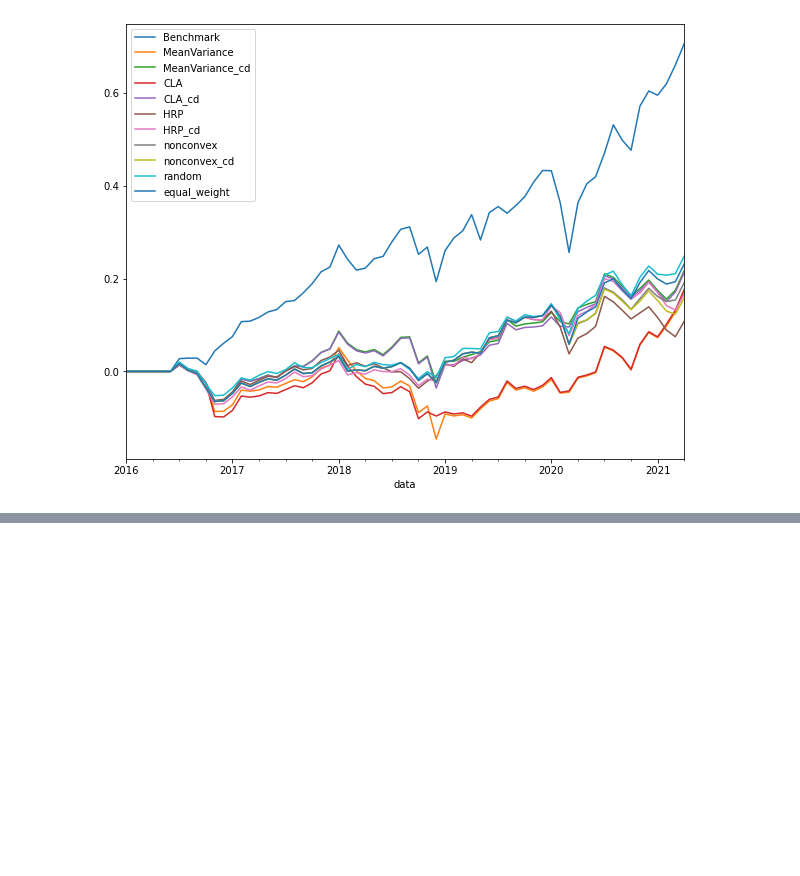
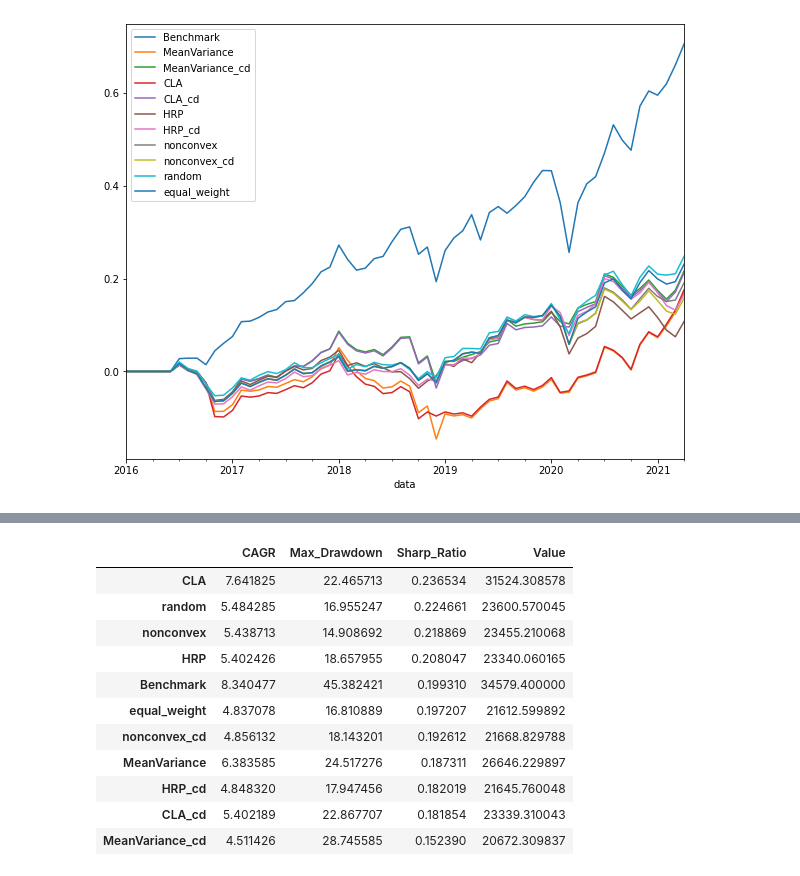
Before and after one commit to CloseToAlgoTrading/CodeFromVideo, a Jupyter notebook: Episode_20_Battle_Of_Optimization_Methods/test_classic_model.ipynb, the cells around one changed output, grey strips where cells are left out. Drawn from its saved outputs; the diff is of its cells as text; code cells hidden in the pictures; blank space fills up the shorter version.

```diff
--- a/Episode_20_Battle_Of_Optimization_Methods/test_classic_model.ipynb
+++ b/Episode_20_Battle_Of_Optimization_Methods/test_classic_model.ipynb
@@ -994,0 +1014,42 @@ df.to_csv('models_drawdown_2016_2021_etf.csv')
+# %%
+config_cerebro = {
+    'assets':['SPY', 'TLT'],#, 'GLD', 'RWO'],
+    'benchmark':'SPY',
+    'startd': datetime(2007, 1, 1),
+    'endd'  : datetime(2021, 12, 31),
+    'set_coc' : True,
+    'set_coo' : False,
+    'cash': 11000.0,
+    'stocks_df':None,
+    'benchmark_df':None
+}
+
+params = {
+    'DataCounter': 125,
+    'RebalanceDay': 22,
+    'reserveCash': 1000.0,
+    'printlog': 0,
+    'benchmarkUse': True,
+    'resetModel':False,
+    'resetModelStep':4,
+    'model':Model(),
+    'model_params':{
+        'model_n':'CLA',
+        'collectData':False,
+        'isEmsRet':True,
+        'isExpCov':True,
+        'isCleanWeight':False,
+        'upd_period': 22}
+}
+d_res = {}
+d_stat = {}
+config_cerebro['stocks_df'] = pdr.DataReader(config_cerebro['assets'],
+                start=config_cerebro['startd'],
+                end=config_cerebro['endd'],
+                data_source='yahoo')
+config_cerebro['benchmark_df'] = pdr.DataReader(config_cerebro['benchmark'],
+                start=config_cerebro['startd'],
+                end=config_cerebro['endd'],
+                data_source='yahoo')
+# %%
+d_stat, d_res, d_ah = executeTest(d_stat, d_res, params, config_cerebro)
@@ -994,0 +1074,16 @@ df.to_csv('models_drawdown_2016_2021_etf.csv')
+# %%
+stat = getStatistic(d_stat)
+stat.sort_values(by=['Sharp_Ratio'], ascending=False)
+# %% [output]
+|  | CAGR | Max_Drawdown | Sharp_Ratio | Value |
+| CLA | 7.641825 | 22.465713 | 0.236534 | 31524.308578 |
+| random | 5.484285 | 16.955247 | 0.224661 | 23600.570045 |
+| nonconvex | 5.438713 | 14.908692 | 0.218869 | 23455.210068 |
+| HRP | 5.402426 | 18.657955 | 0.208047 | 23340.060165 |
+| Benchmark | 8.340477 | 45.382421 | 0.199310 | 34579.400000 |
+| equal_weight | 4.837078 | 16.810889 | 0.197207 | 21612.599892 |
+| nonconvex_cd | 4.856132 | 18.143201 | 0.192612 | 21668.829788 |
+| MeanVariance | 6.383585 | 24.517276 | 0.187311 | 26646.229897 |
+| HRP_cd | 4.848320 | 17.947456 | 0.182019 | 21645.760048 |
+| CLA_cd | 5.402189 | 22.867707 | 0.181854 | 23339.310043 |
+| MeanVariance_cd | 4.511426 | 28.745585 | 0.152390 | 20672.309837 |
```
Also changed, not shown: parts of 2 cells of this notebook, 2 other files.
